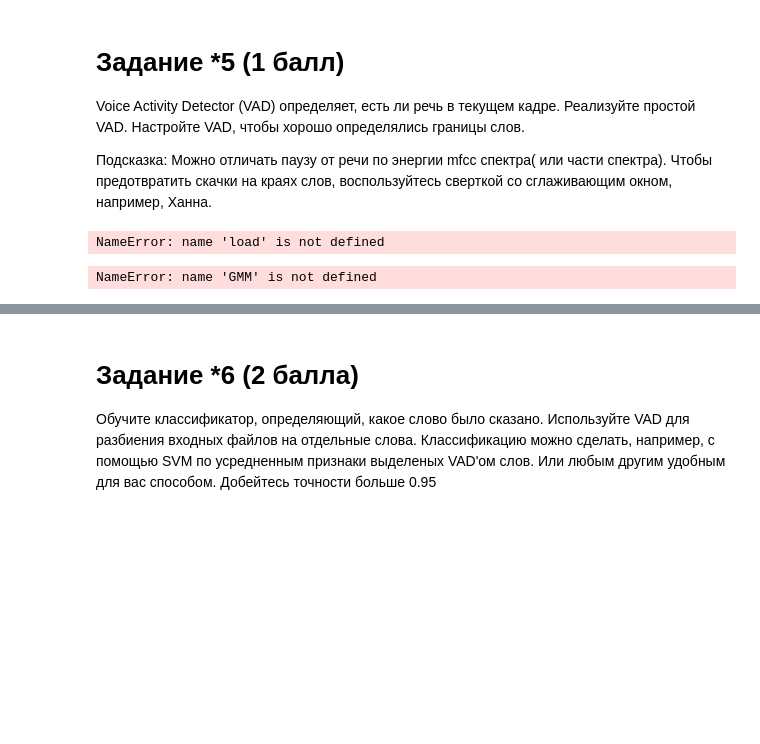
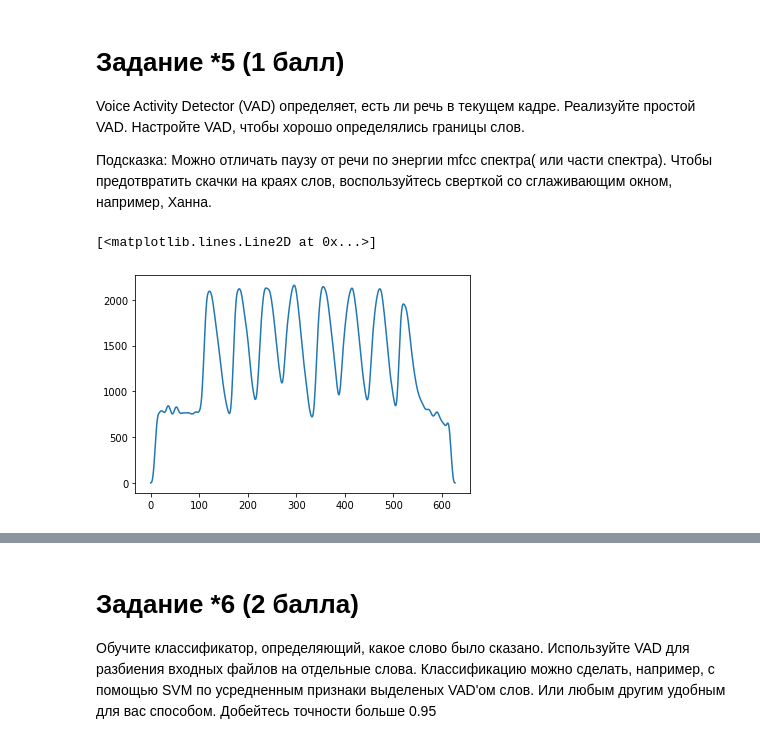
Before and after one commit to NikitaSUAI/DSPcourse, a Jupyter notebook: lab4.ipynb, the cells around one changed output, grey strips where cells are left out. Drawn from its saved outputs; the diff is of its cells as text; code cells hidden in the pictures; blank space fills up the shorter version.

```diff
--- a/lab4.ipynb
+++ b/lab4.ipynb
@@ -277,12 +283,15 @@ Voice Activity Detector (VAD) определяет, есть ли речь в т
 Подсказка:
 Можно отличать паузу от речи по энергии mfcc спектра( или части спектра). Чтобы предотвратить скачки на краях слов, воспользуйтесь сверткой со сглаживающим окном, например, Ханна.
 # %%
-# YOUR CODE HERE
-train_mfcc = []
-test_mfcc = []
+mfcc_train=[]
+mfcc_test = []
+
+sr = 22050
+n_fft = int(25 * sr/1000)
+hop_length = int(10 * sr/1000)
 for wav in X_train:
-    mfcc = librosa.feature.mfcc(wav, 22050, n_mfcc=20)
-    train_mfcc.append(mfcc)
+    mfcc = librosa.feature.mfcc(wav, 22050, n_fft=n_fft, hop_length=hop_length, n_mfcc=20)
+    mfcc_train.append(mfcc)
 for wav in X_test:
-        mfcc = librosa.feature.mfcc(wav, 22050, n_mfcc=20)
-        test_mfcc.append(mfcc)
+    mfcc = librosa.feature.mfcc(wav, 22050, n_fft=n_fft, hop_length=hop_length, n_mfcc=20)
+    mfcc_test.append(mfcc)
@@ -298,8 +298,5 @@ dump(GMM, "gmm.joblib")
-# %%
-GMM = load("gmm.joblib")
-# %% [output]
-NameError: name 'load' is not defined
-# %%
-GMM.predict(X_train)
-# %% [output]
-NameError: name 'GMM' is not defined
+# %%
+plt.plot(scipy.signal.convolve(mfcc_test[6][1], scipy.signal.windows.hann(int(len(mfcc_test[6][1])/32))))
+# %% [output]
+[<matplotlib.lines.Line2D at 0x...>]
+[figure, added]
```
Also changed, not shown: parts of 11 cells of this notebook.
